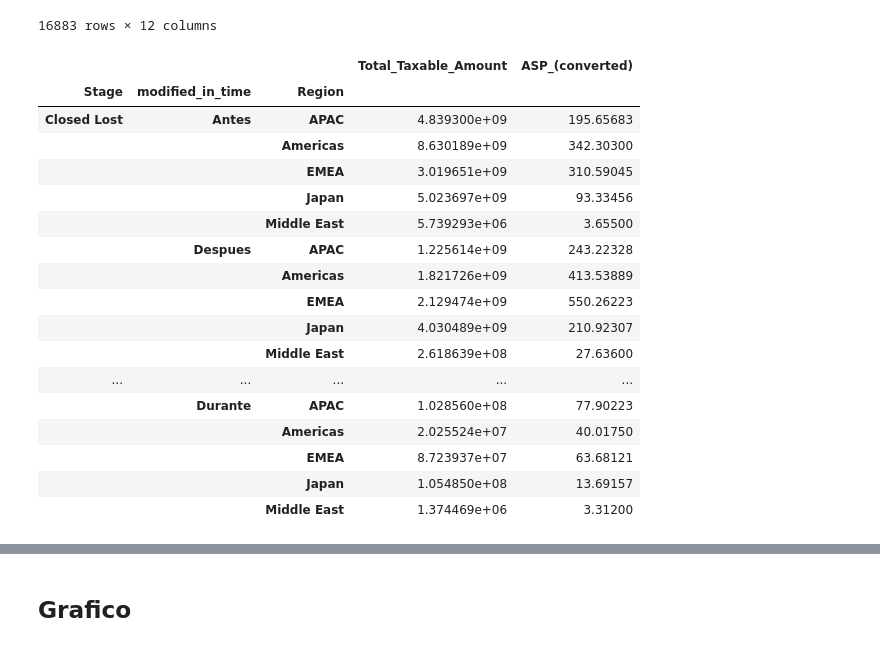
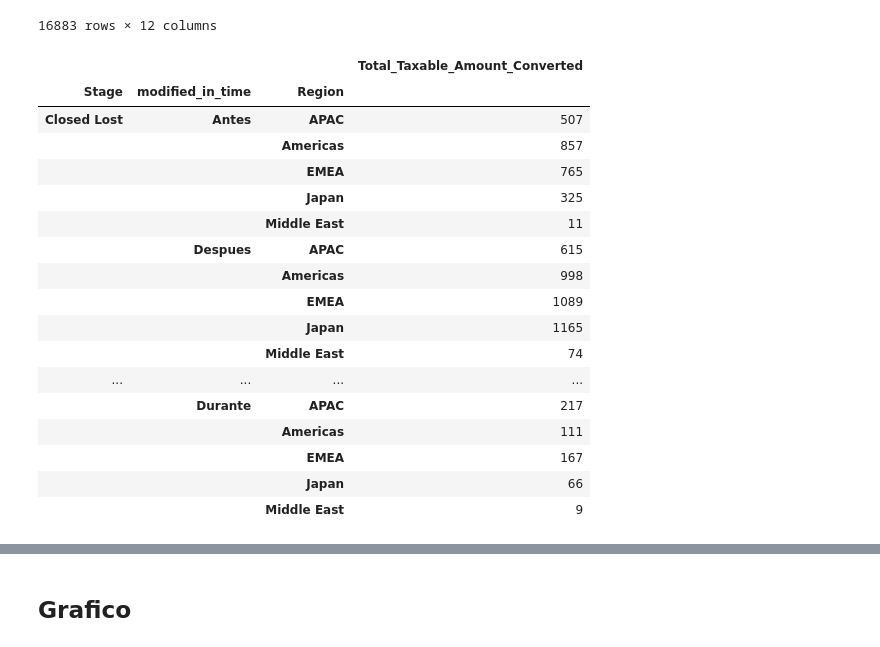
Before and after one commit to RenzoJacinto/TP1-Datos, a Jupyter notebook: visu.ipynb, the cells around one changed output, grey strips where cells are left out. Saved outputs shown, nothing was run; the diff lists cells and outputs as text; code cells hidden in the pictures.

```diff
--- a/visu.ipynb
+++ b/visu.ipynb
@@ -84,3 +84,9 @@ Name: Stage, dtype: int64
 # Desarrollo del analisis
 # %% [markdown]
 Haciendo el analisis en el pipeline, evaluamos en funcion de las oportunidades que terminaron ya sean 'Closed Lost' como 'Closed Won' y con estos vemos tanto las fechas pactadas de delivery con la ultima modificacion y su fecha de creacion, tambien lo agrupamos por region y analizamos tambien la media de esto en 'TRF'.
+# %%
+df['Conversion_Rate'] = (df['ASP_(converted)']/df.ASP)
+df['Conversion_Rate_Def'] = df.groupby('Opportunity_ID')['Conversion_Rate'].transform('mean')
+df['Total_Taxable_Amount_Converted'] = df.Total_Taxable_Amount * df.Conversion_Rate_Def
+
+df.drop(columns=['Conversion_Rate', 'Conversion_Rate_Def'])
@@ -147,26 +167,26 @@ df_fin
 16883 rows × 12 columns
 # %%
 by_region = df_fin.groupby(['Stage', 'modified_in_time', 'Region'])\
-.agg({'Total_Taxable_Amount':'sum', 'ASP_(converted)':'sum'})
+.agg({'Total_Taxable_Amount_Converted':'count'})
 by_region
 # %% [output]
-|  |  |  | Total_Taxable_Amount | ASP_(converted) |
-| Stage | modified_in_time | Region |  |  |
-| Closed Lost | Antes | APAC | 4.839300e+09 | 195.65683 |
-|  |  | Americas | 8.630189e+09 | 342.30300 |
-|  |  | EMEA | 3.019651e+09 | 310.59045 |
-|  |  | Japan | 5.023697e+09 | 93.33456 |
-|  |  | Middle East | 5.739293e+06 | 3.65500 |
-|  | Despues | APAC | 1.225614e+09 | 243.22328 |
-|  |  | Americas | 1.821726e+09 | 413.53889 |
-|  |  | EMEA | 2.129474e+09 | 550.26223 |
-|  |  | Japan | 4.030489e+09 | 210.92307 |
-|  |  | Middle East | 2.618639e+08 | 27.63600 |
-| ... | ... | ... | ... | ... |
-|  | Durante | APAC | 1.028560e+08 | 77.90223 |
-|  |  | Americas | 2.025524e+07 | 40.01750 |
-|  |  | EMEA | 8.723937e+07 | 63.68121 |
-|  |  | Japan | 1.054850e+08 | 13.69157 |
-|  |  | Middle East | 1.374469e+06 | 3.31200 |
+|  |  |  | Total_Taxable_Amount_Converted |
+| Stage | modified_in_time | Region |  |
+| Closed Lost | Antes | APAC | 507 |
+|  |  | Americas | 857 |
+|  |  | EMEA | 765 |
+|  |  | Japan | 325 |
+|  |  | Middle East | 11 |
+|  | Despues | APAC | 615 |
+|  |  | Americas | 998 |
+|  |  | EMEA | 1089 |
+|  |  | Japan | 1165 |
+|  |  | Middle East | 74 |
+| ... | ... | ... | ... |
+|  | Durante | APAC | 217 |
+|  |  | Americas | 111 |
+|  |  | EMEA | 167 |
+|  |  | Japan | 66 |
+|  |  | Middle East | 9 |
 # %%
 by_region = by_region.reset_index()
```
Also changed, not shown: parts of 4 cells of this notebook.
